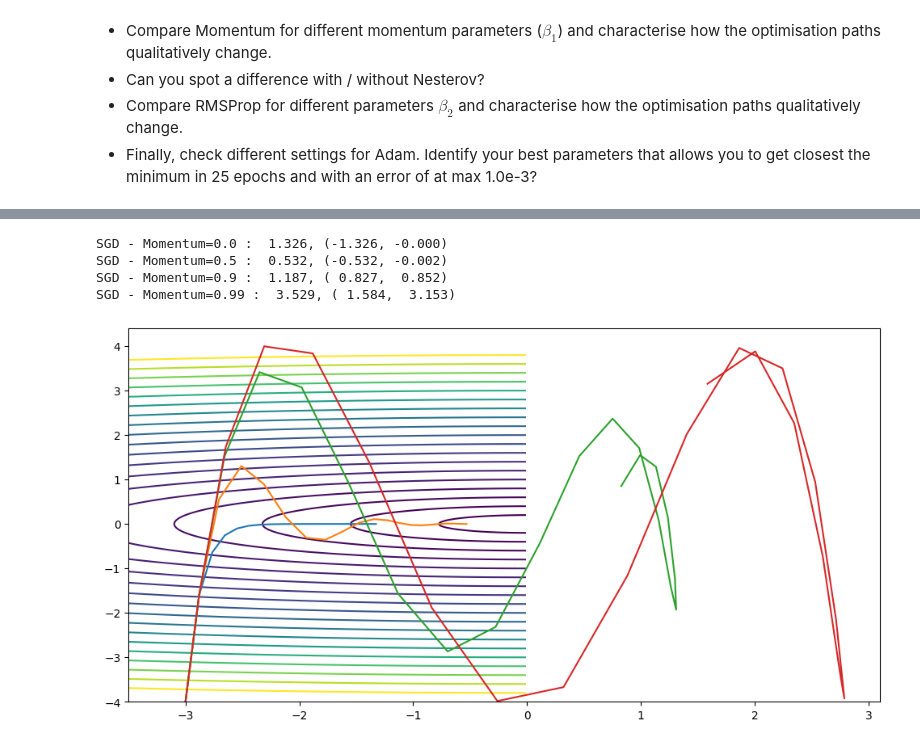
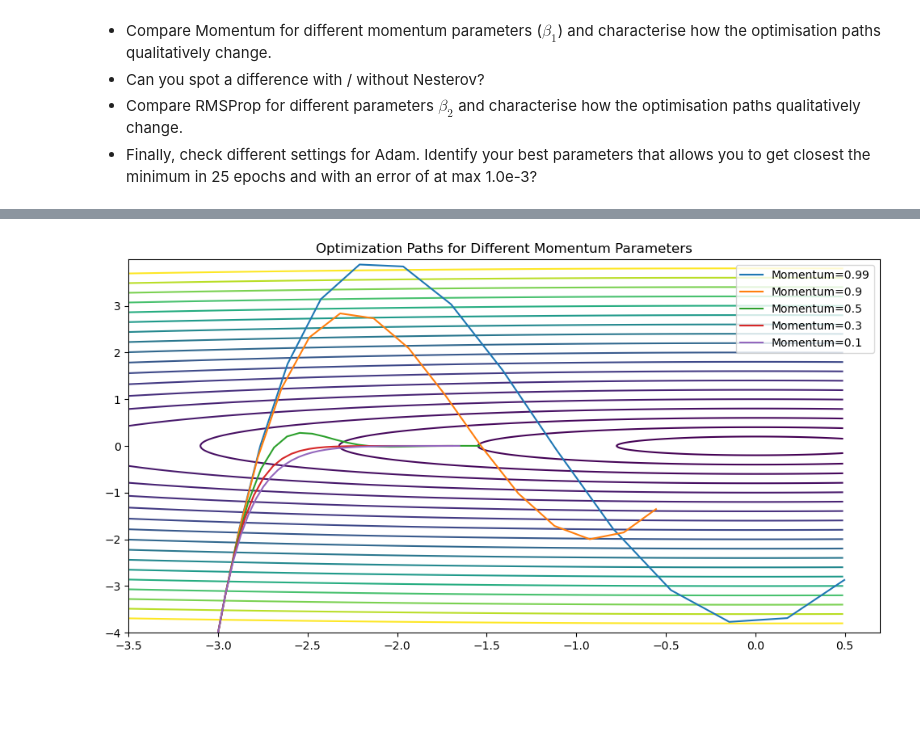
Before and after one commit to Dr-Shab/MSE-DeepLearn, a Jupyter notebook: DL-PW-05-G26_Drilon_Chia-Hua/PW05_optimisers_2d_example_stud.ipynb, the cells around one changed output, grey strips where cells are left out. Cells and saved outputs as stored; diff of their text form; code cells hidden in the pictures; blank space fills up the shorter version.

```diff
--- a/DL-PW-05-G26_Drilon_Chia-Hua/PW05_optimisers_2d_example_stud.ipynb
+++ b/DL-PW-05-G26_Drilon_Chia-Hua/PW05_optimisers_2d_example_stud.ipynb
@@ -113,22 +103,20 @@ SGD - lr=1.5 4194304.000, (-0.035, -4194304.000)
 # %%
-nepochs = 20
+# Momentum Comparison for Different Momentum Parameters
 
-plt.figure(1,figsize=(12,6))
-plot_contours([-3.5,0.,-4.,4.], 4., test_function)
+plt.figure(figsize=(12, 6))
 
-# Momentum Parameters (beta_1)
-momentum_params = [0.0, 0.5, 0.9, 0.99]
+plot_contours([-3.5, 0.5, -4., 4.], 4., test_function)
+momentum_values = [0.99, 0.9, 0.5, 0.3, 0.1]
+nepochs = [15, 15, 25, 30, 40]
 
-for momentum in momentum_params:
-    # initial value
-    x = torch.tensor([-3.0, -4.0]).requires_grad_()
-    optimizer = torch.optim.SGD([x], lr=0.3, momentum=momentum)
-    xhist, yhist = optimize(test_function, x, nepochs, optimizer)
-    plt.plot(xhist, yhist, label=f"momentum={momentum}")
-    print(f"SGD - Momentum={momentum} : {error(xhist, yhist)}")
+for idx, momentum in enumerate(momentum_values):
+    x = torch.tensor([-3.0, -4.0], requires_grad=True)
+    optimizer = torch.optim.SGD([x], lr=0.1, momentum=momentum)
+    xhist, yhist = optimize(test_function, x, nepochs[idx], optimizer)
+    plt.plot(xhist, yhist, label=f"Momentum={momentum}")
+
+plt.legend()
+plt.title("Optimization Paths for Different Momentum Parameters")
+plt.show()
 # %% [output]
-SGD - Momentum=0.0 :  1.326, (-1.326, -0.000)
-SGD - Momentum=0.5 :  0.532, (-0.532, -0.002)
-SGD - Momentum=0.9 :  1.187, ( 0.827,  0.852)
-SGD - Momentum=0.99 :  3.529, ( 1.584,  3.153)
-[figure, old version]
+[figure, new version]
```
Also changed, not shown: parts of 4 cells of this notebook.
